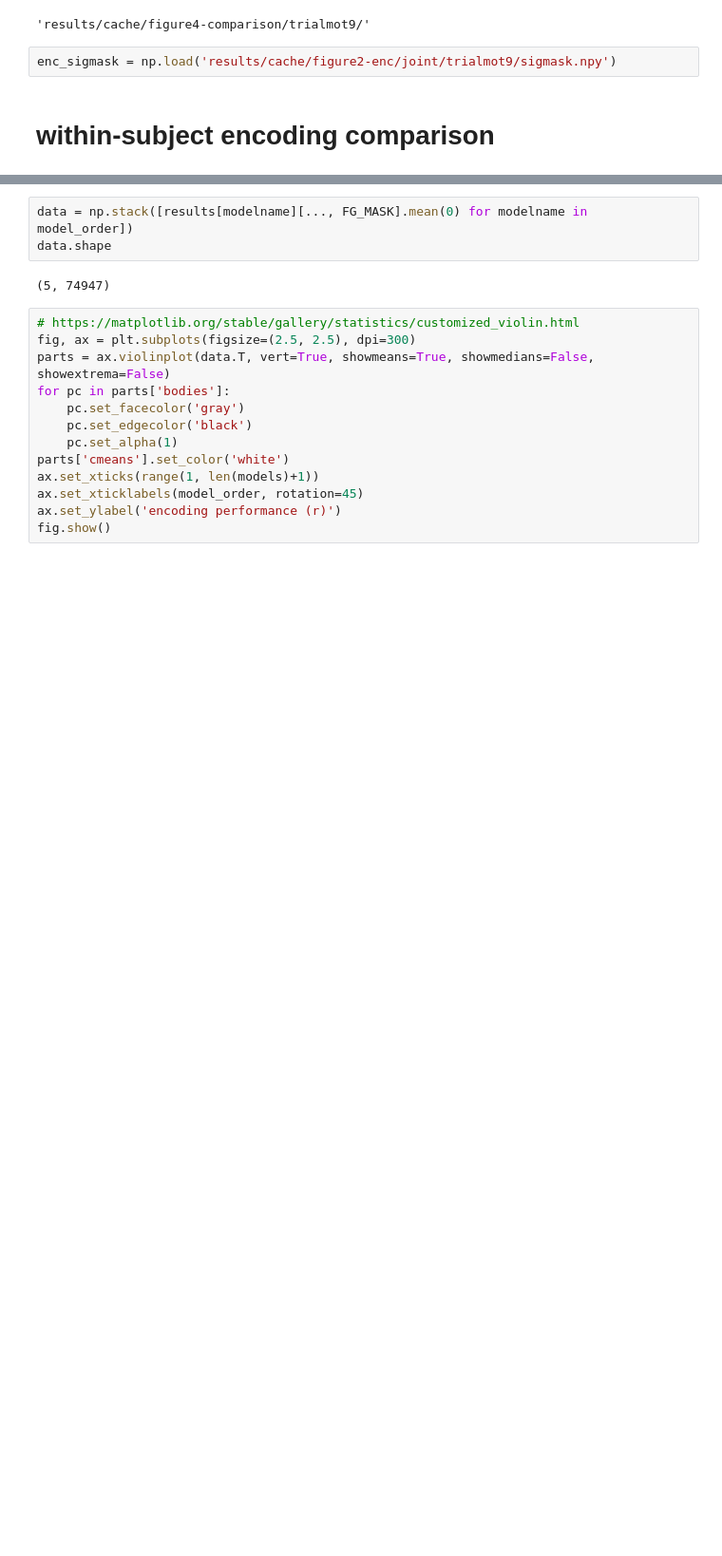
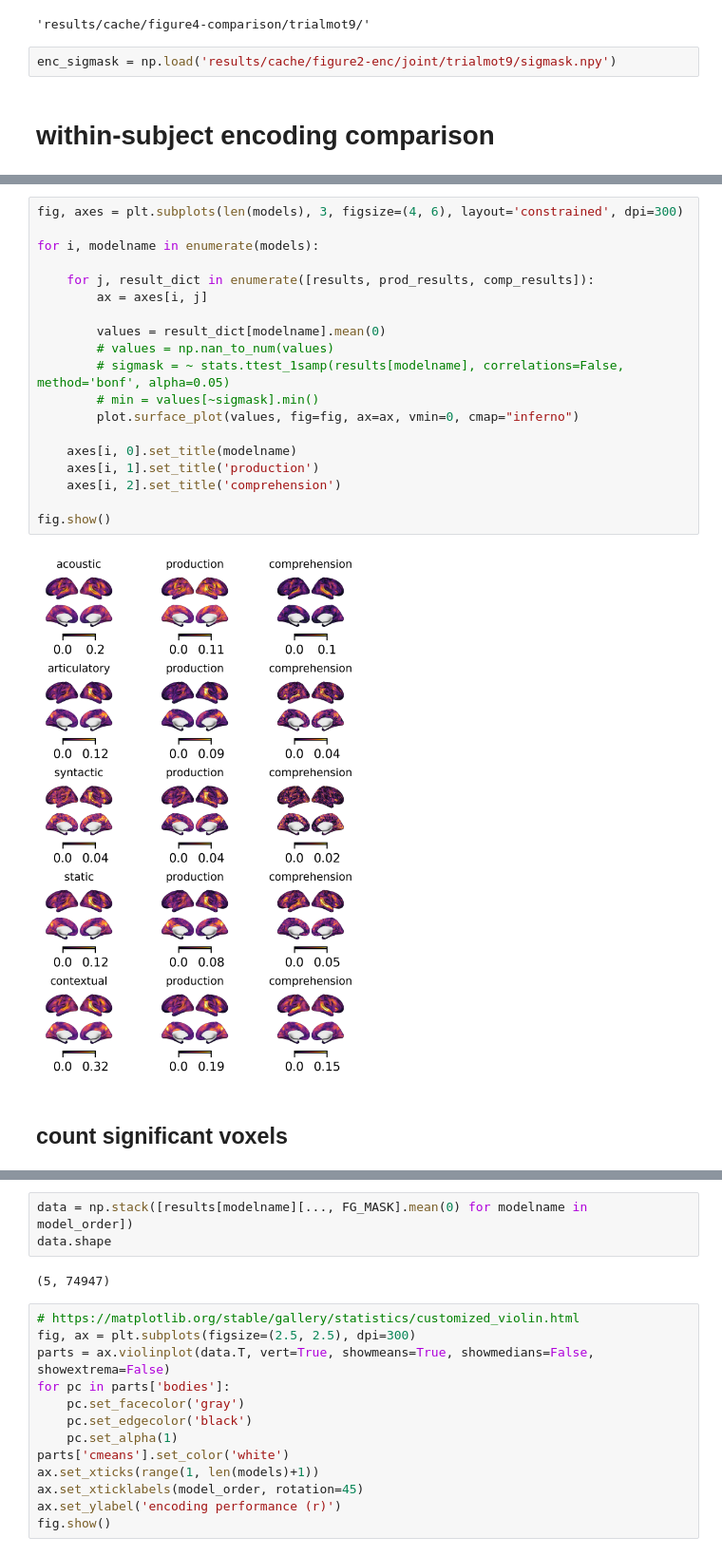
Before and after one commit to YeajuDianaKim394/EncodingModels, a Jupyter notebook: code/figure4-model-compare.ipynb, the cells around one changed output, grey strips where cells are left out. Shown at 95% size. Saved outputs shown, nothing was run; the diff lists cells and outputs as text; blank space fills up the shorter version.

```diff
--- a/code/figure4-model-compare.ipynb
+++ b/code/figure4-model-compare.ipynb
@@ -107,0 +103,23 @@ fig.show()
+# %%
+fig, axes = plt.subplots(len(models), 3, figsize=(4, 6), layout='constrained', dpi=300)
+
+for i, modelname in enumerate(models):
+
+    for j, result_dict in enumerate([results, prod_results, comp_results]):
+        ax = axes[i, j]
+
+        values = result_dict[modelname].mean(0)
+        # values = np.nan_to_num(values)
+        # sigmask = ~ stats.ttest_1samp(results[modelname], correlations=False, method='bonf', alpha=0.05)
+        # min = values[~sigmask].min()
+        plot.surface_plot(values, fig=fig, ax=ax, vmin=0, cmap="inferno")
+
+    axes[i, 0].set_title(modelname)
+    axes[i, 1].set_title('production')
+    axes[i, 2].set_title('comprehension')
+
+fig.show()
+# %% [output]
+[figure, added]
+# %% [markdown]
+## count significant voxels
```
Also changed, not shown: parts of 29 cells of this notebook, 2 other files.
